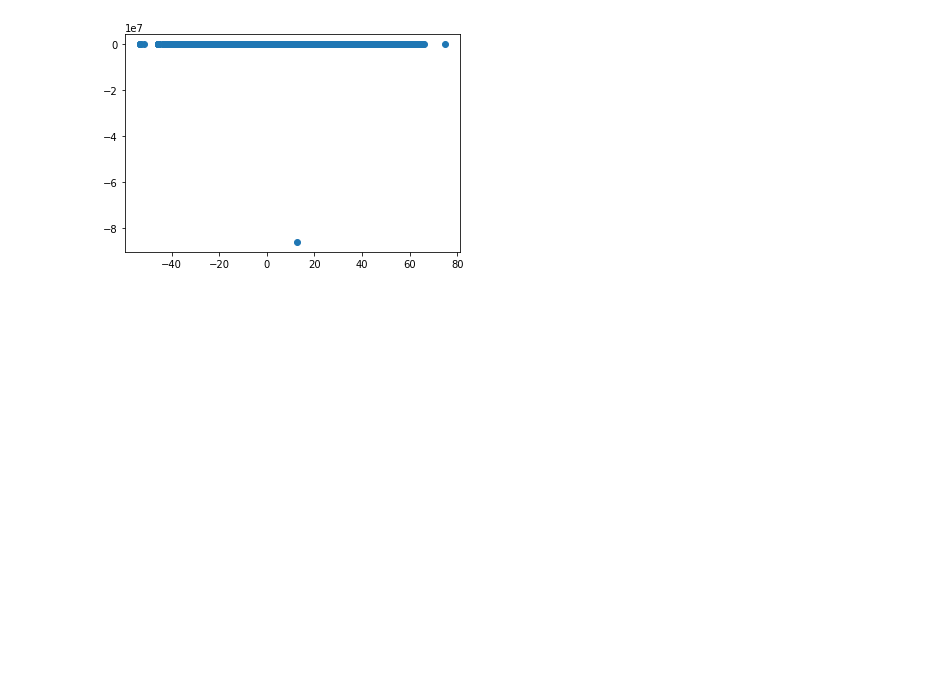
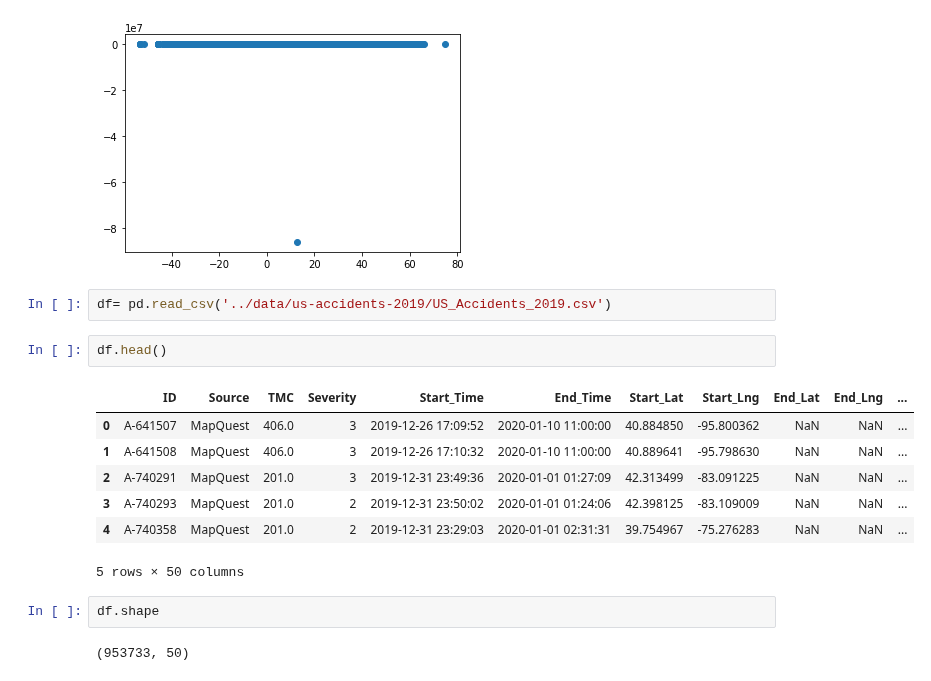
Before and after one commit to nikshingadiya/jupyter, a Jupyter notebook: Kaggle/Terrorism_Analysis.ipynb, the cells around one changed output. Drawn from its saved outputs; the diff is of its cells as text; blank space fills up the shorter version.

```diff
--- a/Kaggle/Terrorism_Analysis.ipynb
+++ b/Kaggle/Terrorism_Analysis.ipynb
@@ -53,3 +53,19 @@ len(latitude_list)
 # %%
 # %% [output]
 [figure]
+# %%
+df= pd.read_csv('../data/us-accidents-2019/US_Accidents_2019.csv')
+# %%
+df.head()
+# %% [output]
+|  | ID | Source | TMC | Severity | Start_Time | End_Time | Start_Lat | Start_Lng | End_Lat | End_Lng | ... |
+| 0 | A-641507 | MapQuest | 406.0 | 3 | 2019-12-26 17:09:52 | 2020-01-10 11:00:00 | 40.884850 | -95.800362 | NaN | NaN | ... |
+| 1 | A-641508 | MapQuest | 406.0 | 3 | 2019-12-26 17:10:32 | 2020-01-10 11:00:00 | 40.889641 | -95.798630 | NaN | NaN | ... |
+| 2 | A-740291 | MapQuest | 201.0 | 3 | 2019-12-31 23:49:36 | 2020-01-01 01:27:09 | 42.313499 | -83.091225 | NaN | NaN | ... |
+| 3 | A-740293 | MapQuest | 201.0 | 2 | 2019-12-31 23:50:02 | 2020-01-01 01:24:06 | 42.398125 | -83.109009 | NaN | NaN | ... |
+| 4 | A-740358 | MapQuest | 201.0 | 2 | 2019-12-31 23:29:03 | 2020-01-01 02:31:31 | 39.754967 | -75.276283 | NaN | NaN | ... |
+5 rows × 50 columns
+# %%
+df.shape
+# %% [output]
+(953733, 50)
```
Also changed, not shown: 24 other files.
